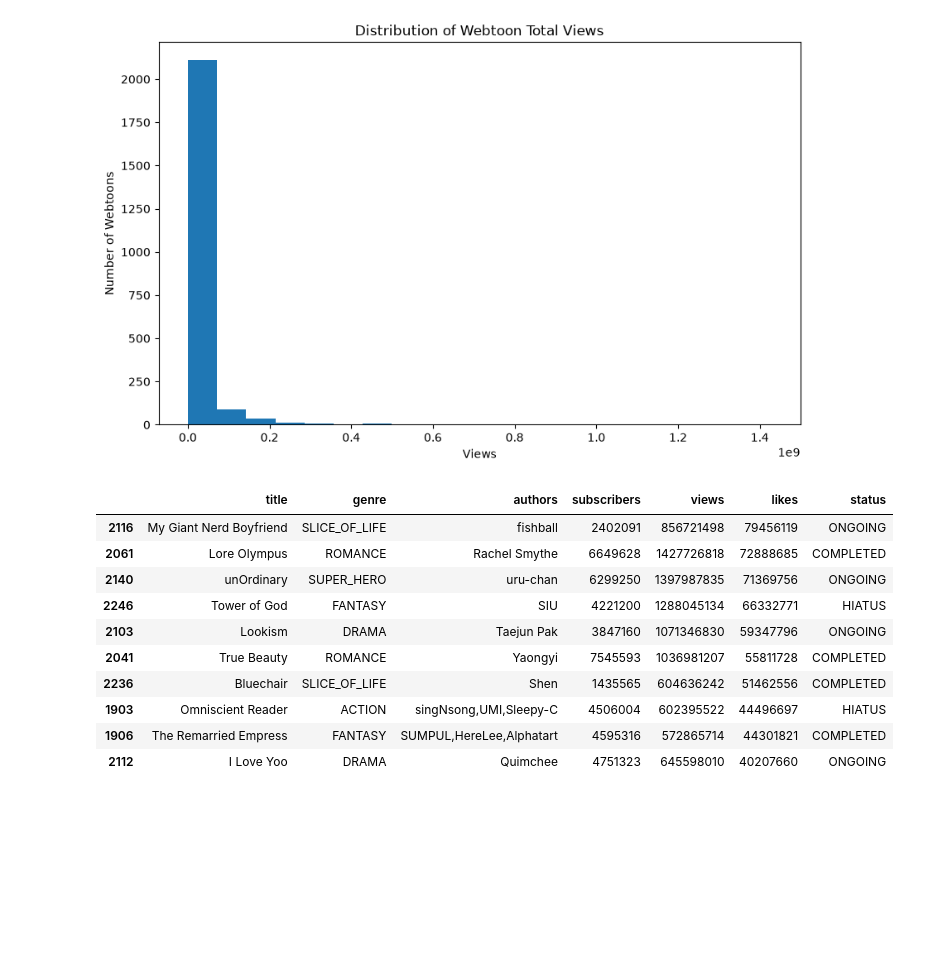
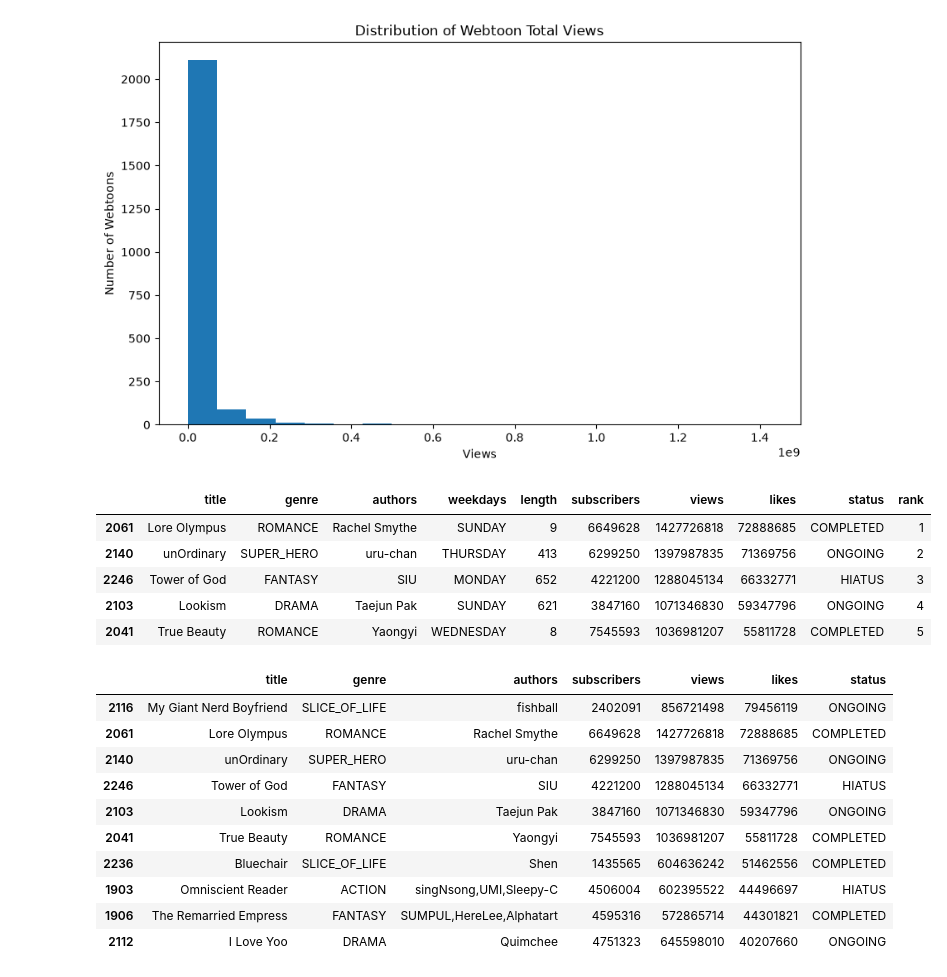
Before and after one commit to hliu325/KOR-webtoon-data, a Jupyter notebook: webtoon_analysis.ipynb, the cells around one changed output. Cells and saved outputs as stored; diff of their text form; code cells hidden in the pictures; blank space fills up the shorter version.

```diff
--- a/webtoon_analysis.ipynb
+++ b/webtoon_analysis.ipynb
@@ -225,6 +224,25 @@ plt.ylabel("Number of Webtoons")
 plt.show()
 # %% [output]
 [figure]
+# %%
+# make a new data frame with a views_ranked column :
+views_ranked = df.sort_values(by="views", ascending=False)
+views_ranked["rank"] = range(1, len(views_ranked) + 1)
+display(views_ranked.head(5))
+
+# Plotly intertactive graph : (x: rank, y: total views)
+fig = px.scatter(views_ranked, x="rank", y="views", color="genre",
+                 hover_name = "title", hover_data = ["genre", "likes", "subscribers"],
+                 title="Total Views Across All Webtoons", template="plotly_white",
+                 width=1200, height=650)
+fig.show()
+# %% [output]
+|  | title | genre | authors | weekdays | length | subscribers | views | likes | status | rank |
+| 2061 | Lore Olympus | ROMANCE | Rachel Smythe | SUNDAY | 9 | 6649628 | 1427726818 | 72888685 | COMPLETED | 1 |
+| 2140 | unOrdinary | SUPER_HERO | uru-chan | THURSDAY | 413 | 6299250 | 1397987835 | 71369756 | ONGOING | 2 |
+| 2246 | Tower of God | FANTASY | SIU | MONDAY | 652 | 4221200 | 1288045134 | 66332771 | HIATUS | 3 |
+| 2103 | Lookism | DRAMA | Taejun Pak | SUNDAY | 621 | 3847160 | 1071346830 | 59347796 | ONGOING | 4 |
+| 2041 | True Beauty | ROMANCE | Yaongyi | WEDNESDAY | 8 | 7545593 | 1036981207 | 55811728 | COMPLETED | 5 |
 # %%
 # Likes :
 
```
Also changed, not shown: parts of 17 cells of this notebook.
